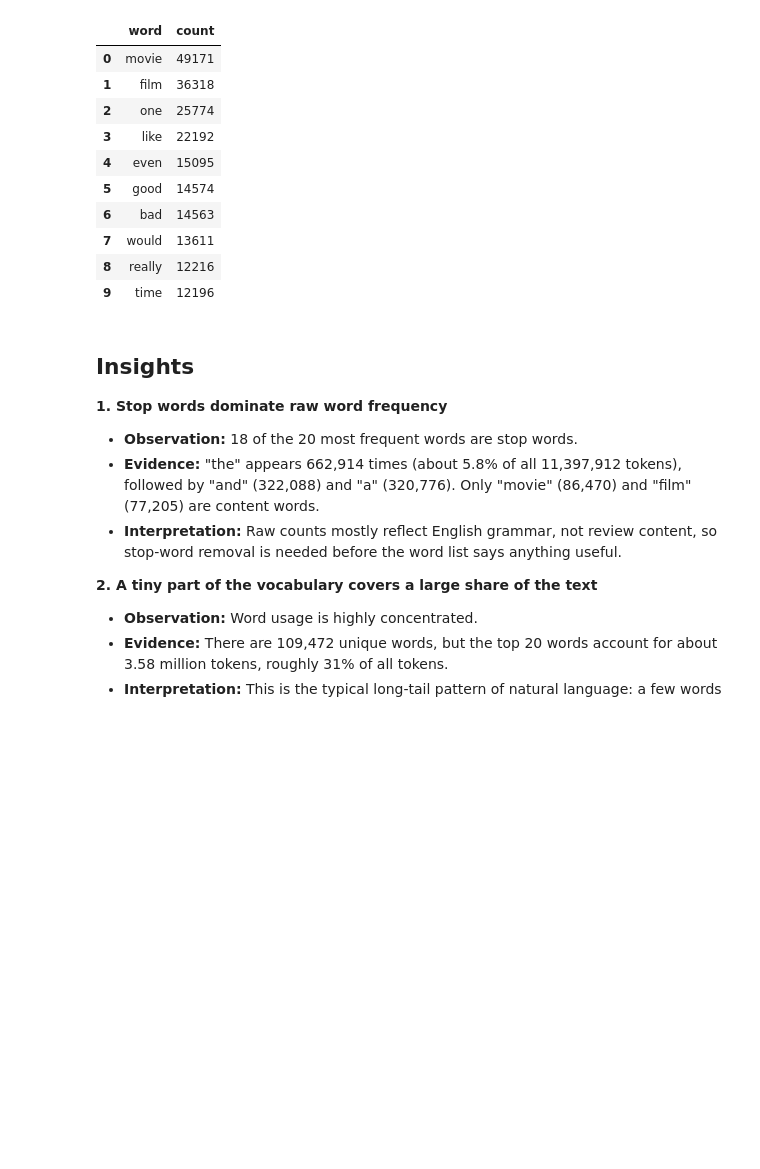
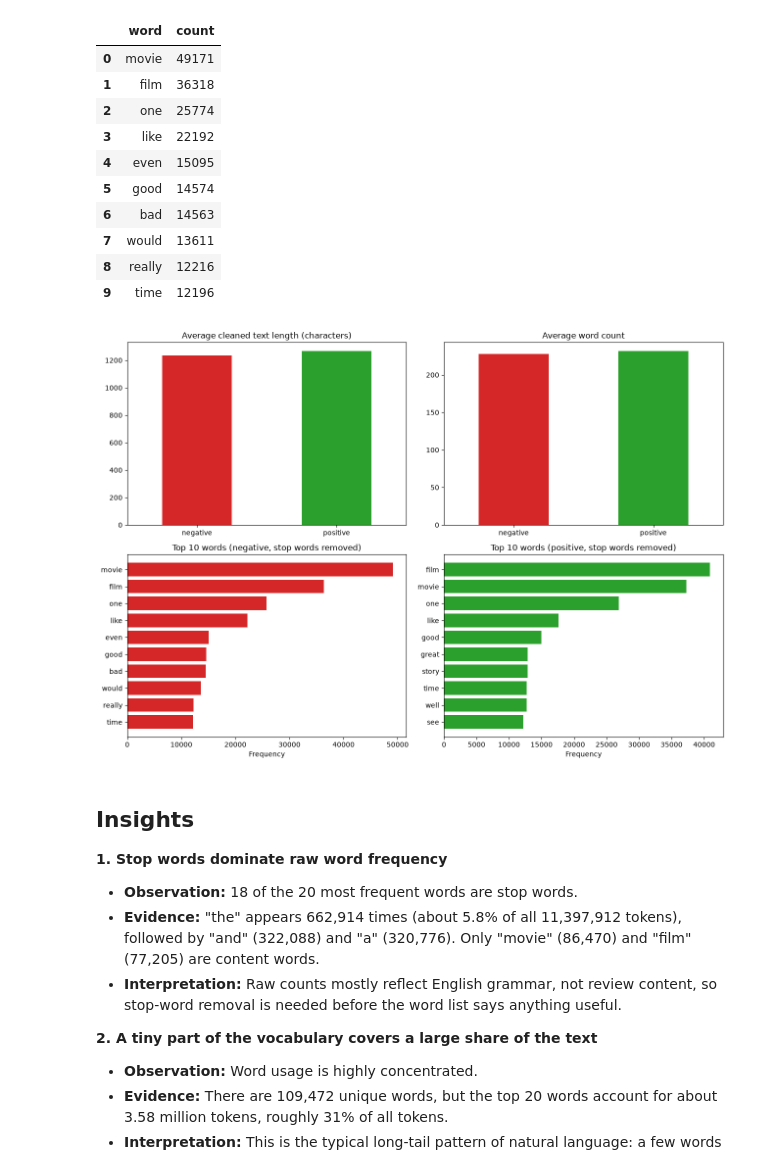
Before and after one commit to omarisleem/bd-a1, a Jupyter notebook: notebook/analysis.ipynb, the cells around one changed output. Cells and saved outputs as stored; diff of their text form; code cells hidden in the pictures; blank space fills up the shorter version.

```diff
--- a/notebook/analysis.ipynb
+++ b/notebook/analysis.ipynb
@@ -425,6 +454,29 @@ display(top_neg)
 | 7 | would | 13611 |
 | 8 | really | 12216 |
 | 9 | time | 12196 |
+# %%
+group_colors = {"negative": "tab:red", "positive": "tab:green"}
+bar_colors = [group_colors[g] for g in group_stats.index]
+
+fig, axes = plt.subplots(2, 2, figsize=(13, 9))
+group_stats["avg_char_len"].plot.bar(ax=axes[0, 0], color=bar_colors, rot=0)
+axes[0, 0].set_title("Average cleaned text length (characters)")
+axes[0, 0].set_xlabel("")
+group_stats["avg_word_count"].plot.bar(ax=axes[0, 1], color=bar_colors, rot=0)
+axes[0, 1].set_title("Average word count")
+axes[0, 1].set_xlabel("")
+
+for ax, tbl, name in [(axes[1, 0], top_neg, "negative"), (axes[1, 1], top_pos, "positive")]:
+    t = tbl.iloc[::-1]
+    ax.barh(t["word"], t["count"], color=group_colors[name])
+    ax.set_title(f"Top 10 words ({name}, stop words removed)")
+    ax.set_xlabel("Frequency")
+
+plt.tight_layout()
+plt.savefig(f"{OUTPUT_DIR}/figures/group_comparison.png", dpi=150)
+plt.show()
+# %% [output]
+[figure, added]
 # %% [markdown]
 ## Insights
 
```
Also changed, not shown: parts of 28 cells of this notebook, 6 other files.
